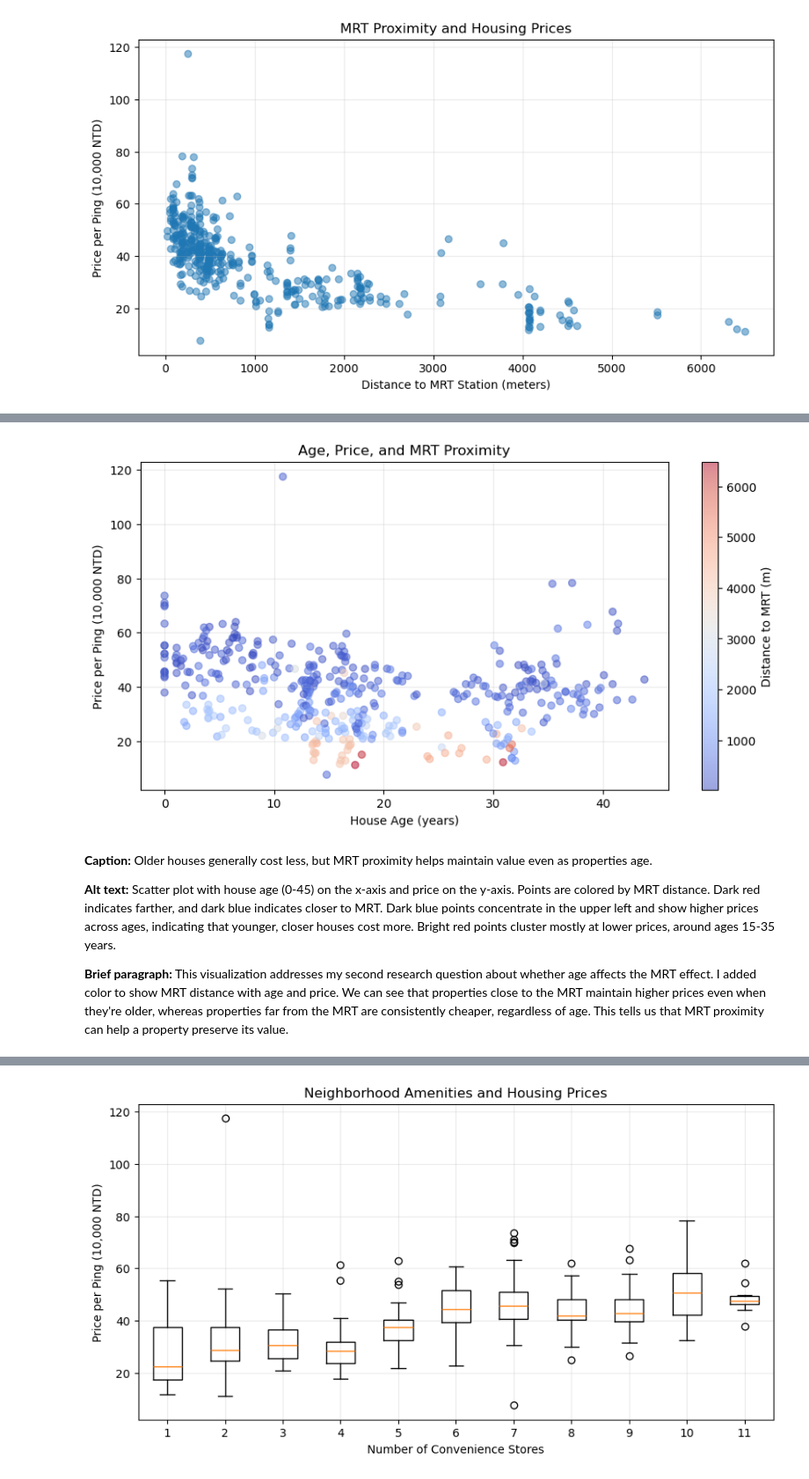
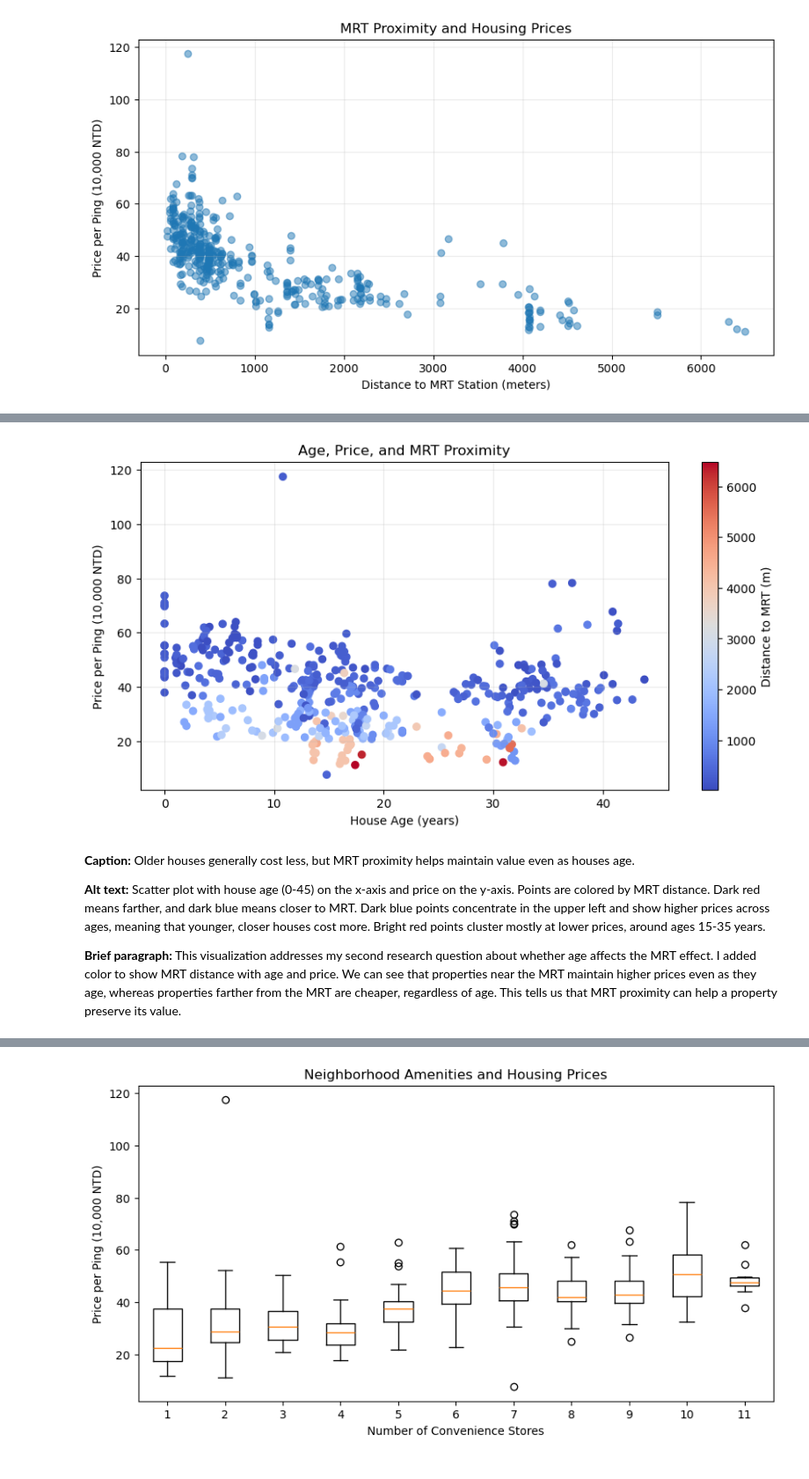
Before and after one commit to andersliew/realestateasset, a Jupyter notebook: real_estate_asset.ipynb, the cells around one changed output, grey strips where cells are left out. Shown: that part at 88% size. Saved outputs shown, nothing was run; the diff lists cells and outputs as text; code cells hidden in the pictures.

```diff
--- a/real_estate_asset.ipynb
+++ b/real_estate_asset.ipynb
@@ -293,29 +318,29 @@ assert ax.get_title() == 'MRT Proximity and Housing Prices', "title mismatch"
 # %%
 def plot_age_price_mrt(df):
     """
     This function takes in real estate data to return a
     scatter plot of house age vs price, colored by MRT distance.
     """
     fig, ax = plt.subplots(figsize = (10, 5))
-    scatter = ax.scatter(df['age_yrs'], df['price_ping'], c = df['mrt_m'], cmap = 'coolwarm', alpha = 0.5)
+    scatter = ax.scatter(df['age_yrs'], df['price_ping'], c = df['mrt_m'], cmap = 'coolwarm')
     plt.colorbar(scatter, label = 'Distance to MRT (m)')
     ax.set_xlabel('House Age (years)')
     ax.set_ylabel('Price per Ping (10,000 NTD)')
     ax.set_title('Age, Price, and MRT Proximity')
     ax.grid(True, alpha = 0.25)
     plt.show()
     return ax
 
 ax = plot_age_price_mrt(df)
 assert len(ax.collections) == 1, "Expected one scatter plot"
 assert ax.get_xlabel() == 'House Age (years)', "x label mismatch"
 assert ax.get_ylabel() == 'Price per Ping (10,000 NTD)', "y label mismatch"
 assert ax.get_title() == 'Age, Price, and MRT Proximity', "title mismatch"
 # %% [output]
-[figure, old version]
+[figure, new version]
 # %% [markdown]
-**Caption:** Older houses generally cost less, but MRT proximity helps maintain value even as properties age.
+**Caption:** Older houses generally cost less, but MRT proximity helps maintain value even as houses age.
 
-**Alt text:** Scatter plot with house age (0-45) on the x-axis and price on the y-axis. Points are colored by MRT distance. Dark red indicates farther, and dark blue indicates closer to MRT. Dark blue points concentrate in the upper left and show higher prices across ages, indicating that younger, closer houses cost more. Bright red points cluster mostly at lower prices, around ages 15-35 years.
+**Alt text:** Scatter plot with house age (0-45) on the x-axis and price on the y-axis. Points are colored by MRT distance. Dark red means farther, and dark blue means closer to MRT. Dark blue points concentrate in the upper left and show higher prices across ages, meaning that younger, closer houses cost more. Bright red points cluster mostly at lower prices, around ages 15-35 years.
 
-**Brief paragraph:** This visualization addresses my second research question about whether age affects the MRT effect. I added color to show MRT distance with age and price. We can see that properties close to the MRT maintain higher prices even when they're older, whereas properties far from the MRT are consistently cheaper, regardless of age. This tells us that MRT proximity can help a property preserve its value.
+**Brief paragraph:** This visualization addresses my second research question about whether age affects the MRT effect. I added color to show MRT distance with age and price. We can see that properties near the MRT maintain higher prices even as they age, whereas properties farther from the MRT are cheaper, regardless of age. This tells us that MRT proximity can help a property preserve its value.
```
Also changed, not shown: parts of 22 cells of this notebook.
